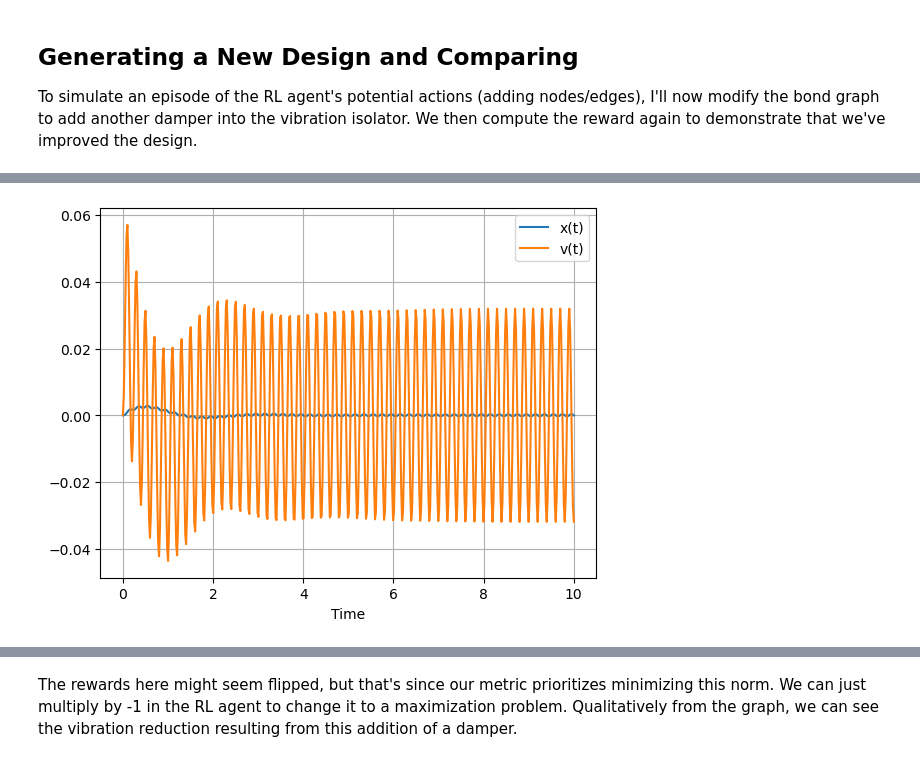
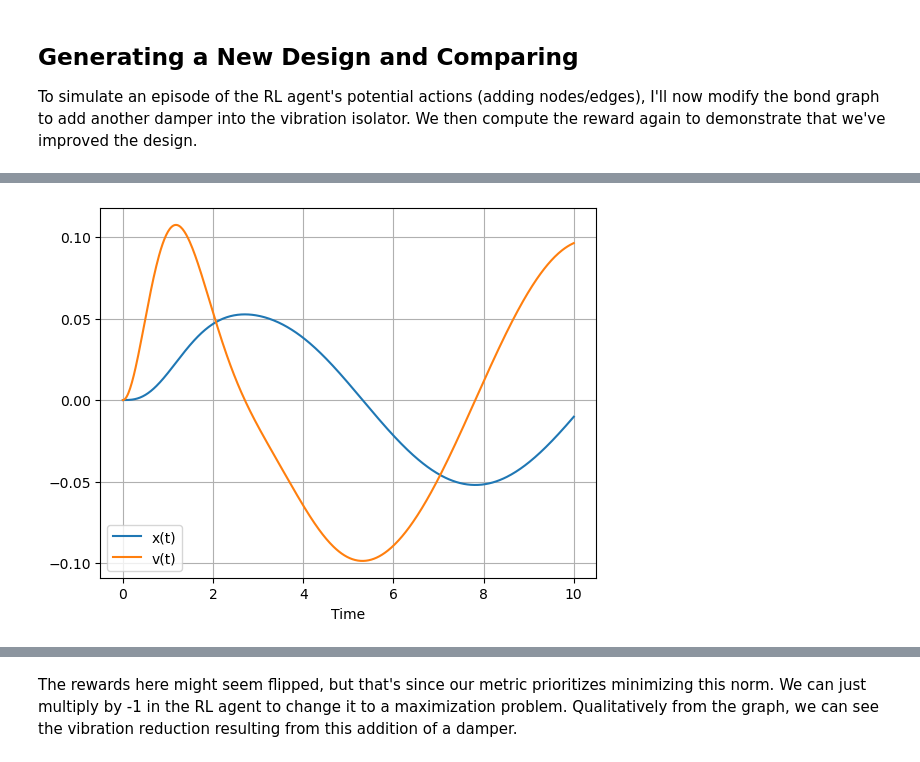
Before and after one commit to Astronauty/AiPEX-Projects, a Jupyter notebook: bond-graph-RL/mass-spring-damper_simulation_example.ipynb, the cells around one changed output, grey strips where cells are left out. Saved outputs shown, nothing was run; the diff lists cells and outputs as text; code cells hidden in the pictures.

```diff
--- a/bond-graph-RL/mass-spring-damper_simulation_example.ipynb
+++ b/bond-graph-RL/mass-spring-damper_simulation_example.ipynb
@@ -148,8 +193,8 @@ print(G.reward())
 ## Generating a New Design and Comparing
 To simulate an episode of the RL agent's potential actions (adding nodes/edges), I'll now modify the bond graph to add another damper into the vibration isolator. We then compute the reward again to demonstrate that we've improved the design.
 # %%
-G = BondGraph(max_nodes=20, num_states=4)
-G.add_element(EffortSource(np.array([1, 2, 3])))
+G = BondGraph(max_nodes=20, max_states=4, time_array=time_array)
+G.add_element(EffortSource())
 G.add_element(OneJunction())
 G.add_bond(1, 0, -1)
 G.add_element(Capacitance(capacitance=0.05))
@@ -171,27 +216,27 @@ TypeError: BondGraph.__init__() got an unexpected keyword argument 'num_states'
 # %%
 # Update the system dynamics
 G.update_state_space_matrix(verbose=False)
 
 # Forward simulate
 t_span = [0, 10]
 t = np.linspace(t_span[0], t_span[1], 500)
 x0 = [0, 0] # Initial conditions
 
 # Generate a forcing input at 5 hertz
-omega = 2*np.pi*5
+omega = 2*np.pi*0.1
 u = lambda t: [np.sin(omega*t)]
 
 y = integrate.odeint(G.dynamics, x0, t, args=(u,))
 
 (ts, num_states) = shape(y)
 plt.plot(t, y[:, 0], label='x(t)')
 plt.plot(t, y[:, 1], label='v(t)')
 plt.xlabel('Time')
 plt.grid()
 plt.legend()
 plt.show()
 # %% [output]
-[figure, old version]
+[figure, new version]
 # %%
 reward2 = 10*np.linalg.norm(y[:,0], np.inf) + np.linalg.norm(y[:,1], np.inf)
 
```
Also changed, not shown: parts of 9 cells of this notebook, 15 other files.
